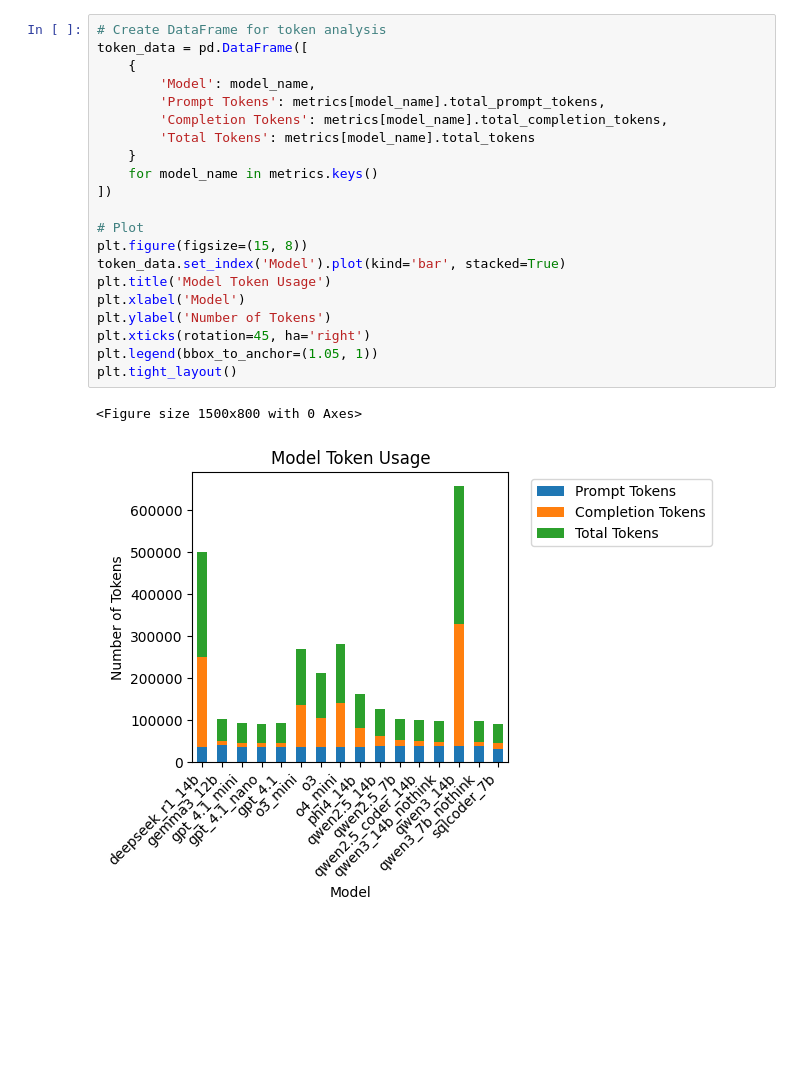
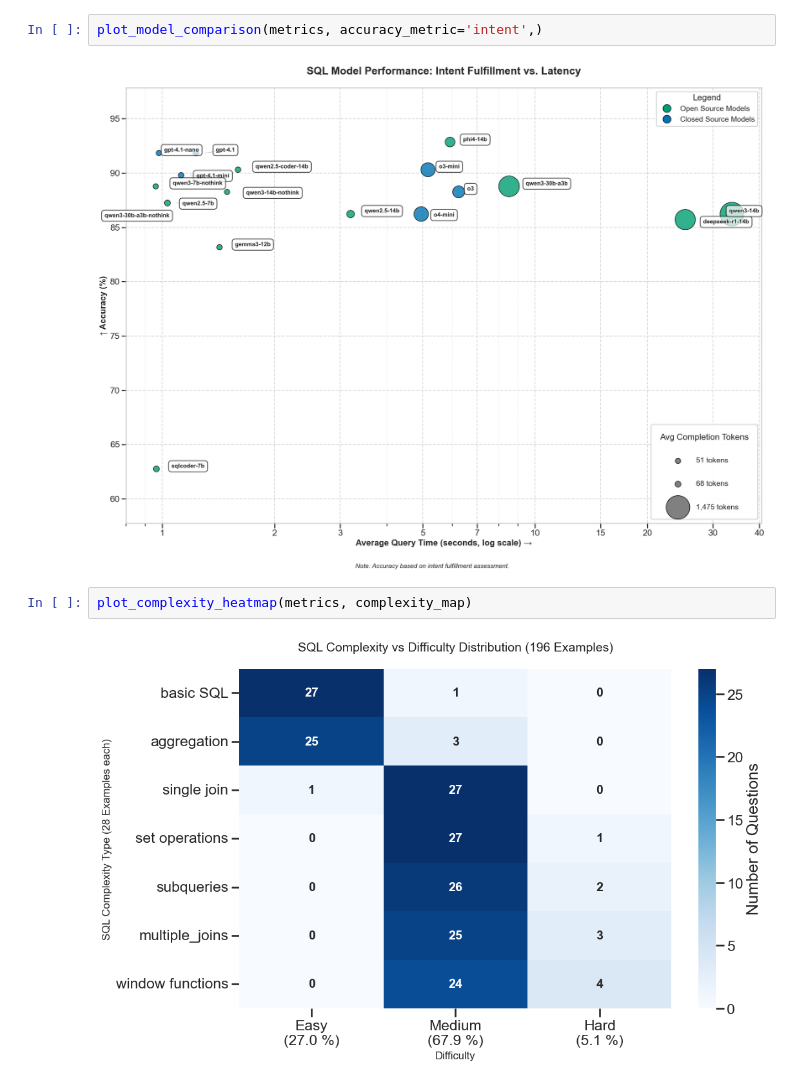
Before and after one commit to daniel8903/text2sql_eval, a Jupyter notebook: test.ipynb, the cells around one changed output. Cells and saved outputs as stored; diff of their text form; blank space fills up the shorter version.

```diff
--- a/test.ipynb
+++ b/test.ipynb
@@ -141,24 +58,8 @@ plt.tight_layout()
-# %%
-# Create DataFrame for token analysis
-token_data = pd.DataFrame([
-    {
-        'Model': model_name,
-        'Prompt Tokens': metrics[model_name].total_prompt_tokens,
-        'Completion Tokens': metrics[model_name].total_completion_tokens,
-        'Total Tokens': metrics[model_name].total_tokens
-    }
-    for model_name in metrics.keys()
-])
-
-# Plot
-plt.figure(figsize=(15, 8))
-token_data.set_index('Model').plot(kind='bar', stacked=True)
-plt.title('Model Token Usage')
-plt.xlabel('Model')
-plt.ylabel('Number of Tokens')
-plt.xticks(rotation=45, ha='right')
-plt.legend(bbox_to_anchor=(1.05, 1))
-plt.tight_layout()
-# %% [output]
-<Figure size 1500x800 with 0 Axes>
-[figure, removed]
+# %%
+plot_model_comparison(metrics, accuracy_metric='intent',)
+# %% [output]
+[figure, added]
+# %%
+plot_complexity_heatmap(metrics, complexity_map)
+# %% [output]
+[figure, added]
```
Also changed, not shown: parts of 10 cells of this notebook, 7 other files.
